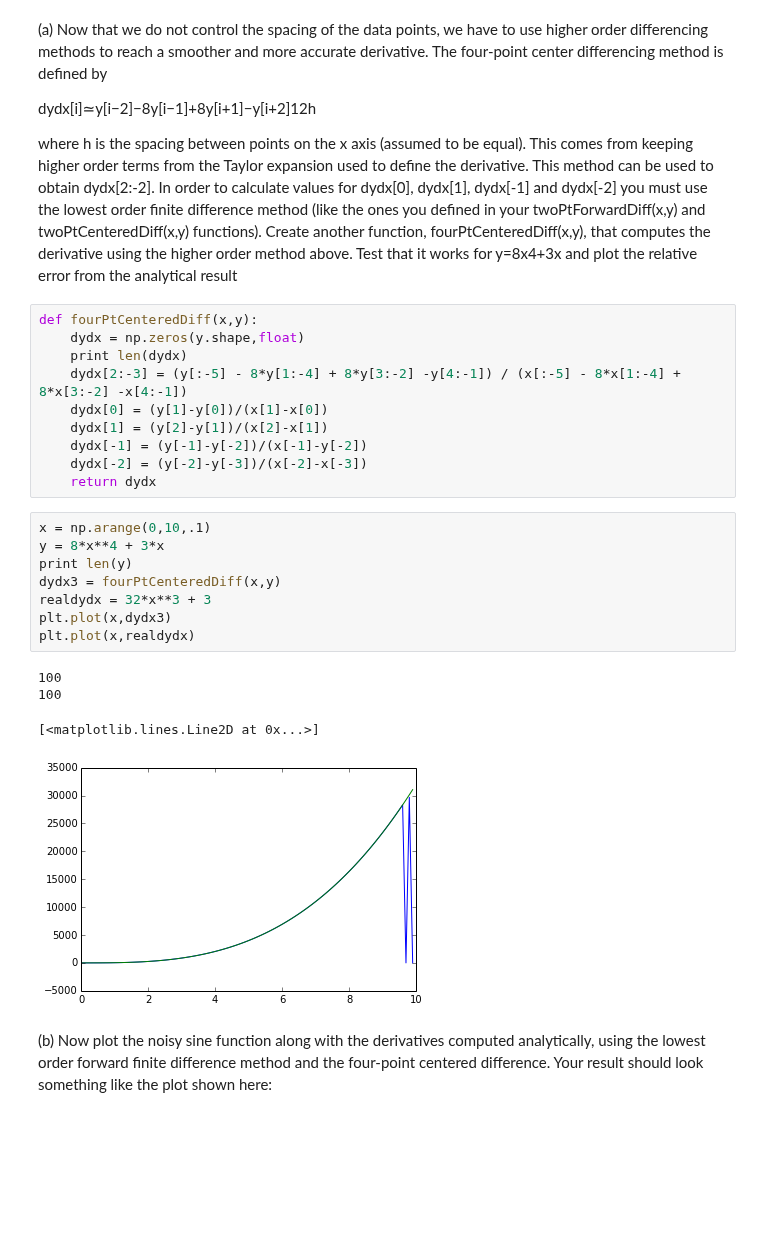
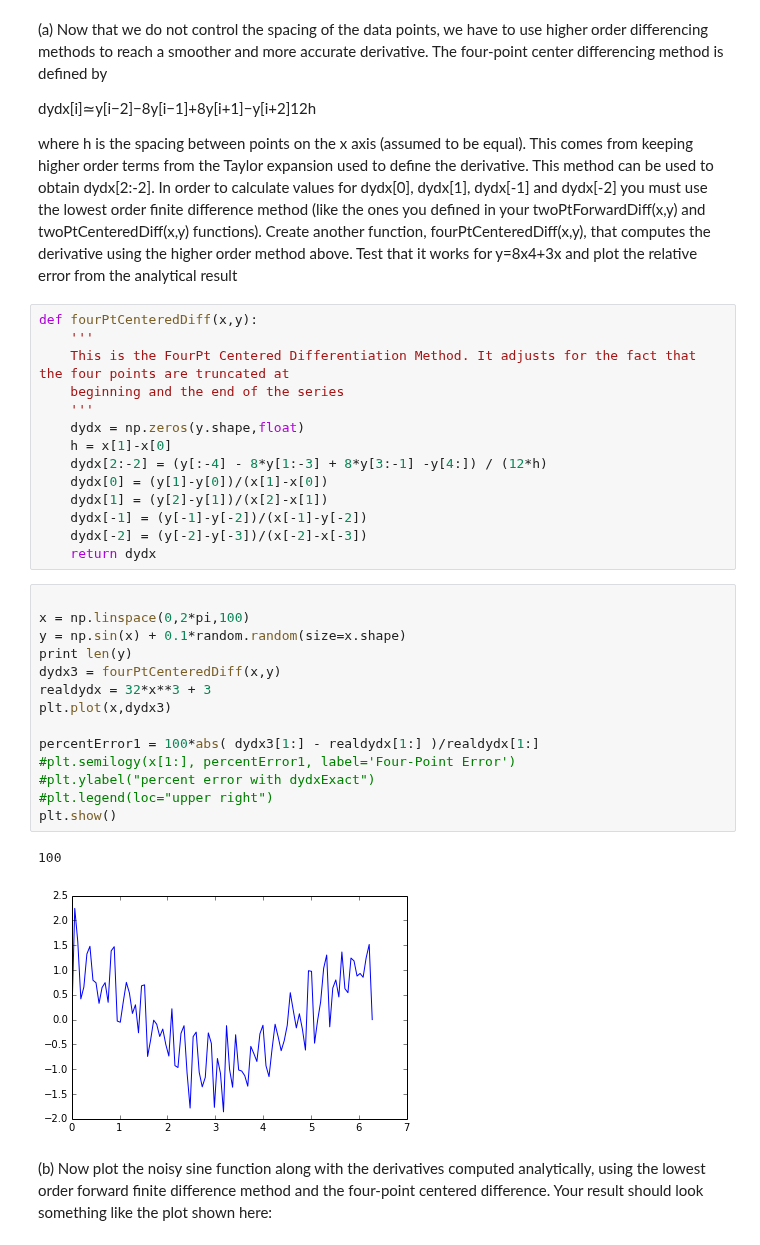
Before and after one commit to jpizagui/PHYS202-S14, a Jupyter notebook: SciPy/DifferentiationExercises.ipynb, the cells around one changed output. Saved outputs shown, nothing was run; the diff lists cells and outputs as text; blank space fills up the shorter version.

Commit message:
Worked on Differentiation

```diff
--- a/SciPy/DifferentiationExercises.ipynb
+++ b/SciPy/DifferentiationExercises.ipynb
@@ -88,26 +100,34 @@ dydx[i]≃y[i−2]−8y[i−1]+8y[i+1]−y[i+2]12h
 where h is the spacing between points on the x axis (assumed to be equal). This comes from keeping higher order terms from the Taylor expansion used to define the derivative. This method can be used to obtain dydx[2:-2]. In order to calculate values for dydx[0], dydx[1], dydx[-1] and dydx[-2] you must use the lowest order finite difference method (like the ones you defined in your twoPtForwardDiff(x,y) and twoPtCenteredDiff(x,y) functions). Create another function, fourPtCenteredDiff(x,y), that computes the derivative using the higher order method above. Test that it works for y=8x4+3x and plot the relative error from the analytical result
 # %%
 def fourPtCenteredDiff(x,y):
+    '''
+    This is the FourPt Centered Differentiation Method. It adjusts for the fact that the four points are truncated at
+    beginning and the end of the series
+    '''
     dydx = np.zeros(y.shape,float)
-    print len(dydx)
-    dydx[2:-3] = (y[:-5] - 8*y[1:-4] + 8*y[3:-2] -y[4:-1]) / (x[:-5] - 8*x[1:-4] + 8*x[3:-2] -x[4:-1])
+    h = x[1]-x[0]
+    dydx[2:-2] = (y[:-4] - 8*y[1:-3] + 8*y[3:-1] -y[4:]) / (12*h)
     dydx[0] = (y[1]-y[0])/(x[1]-x[0])
     dydx[1] = (y[2]-y[1])/(x[2]-x[1])
     dydx[-1] = (y[-1]-y[-2])/(x[-1]-y[-2])
     dydx[-2] = (y[-2]-y[-3])/(x[-2]-x[-3])
     return dydx
-# %%
-x = np.arange(0,10,.1)
-y = 8*x**4 + 3*x
-print len(y)
-dydx3 = fourPtCenteredDiff(x,y)
-realdydx = 32*x**3 + 3
-plt.plot(x,dydx3)
-plt.plot(x,realdydx)
-# %% [output]
-100
-100
-[<matplotlib.lines.Line2D at 0x...>]
-[figure, removed]
+# %%
+
+x = np.linspace(0,2*pi,100)
+y = np.sin(x) + 0.1*random.random(size=x.shape)
+print len(y)
+dydx3 = fourPtCenteredDiff(x,y)
+realdydx = 32*x**3 + 3
+plt.plot(x,dydx3)
+
+percentError1 = 100*abs( dydx3[1:] - realdydx[1:] )/realdydx[1:]
+#plt.semilogy(x[1:], percentError1, label='Four-Point Error')
+#plt.ylabel("percent error with dydxExact")
+#plt.legend(loc="upper right")
+plt.show()
+# %% [output]
+100
+[figure, added]
 # %% [markdown]
 (b) Now plot the noisy sine function along with the derivatives computed analytically, using the lowest order forward finite difference method and the four-point centered difference. Your result should look something like the plot shown here:
```
Also changed, not shown: parts of 2 cells of this notebook.
